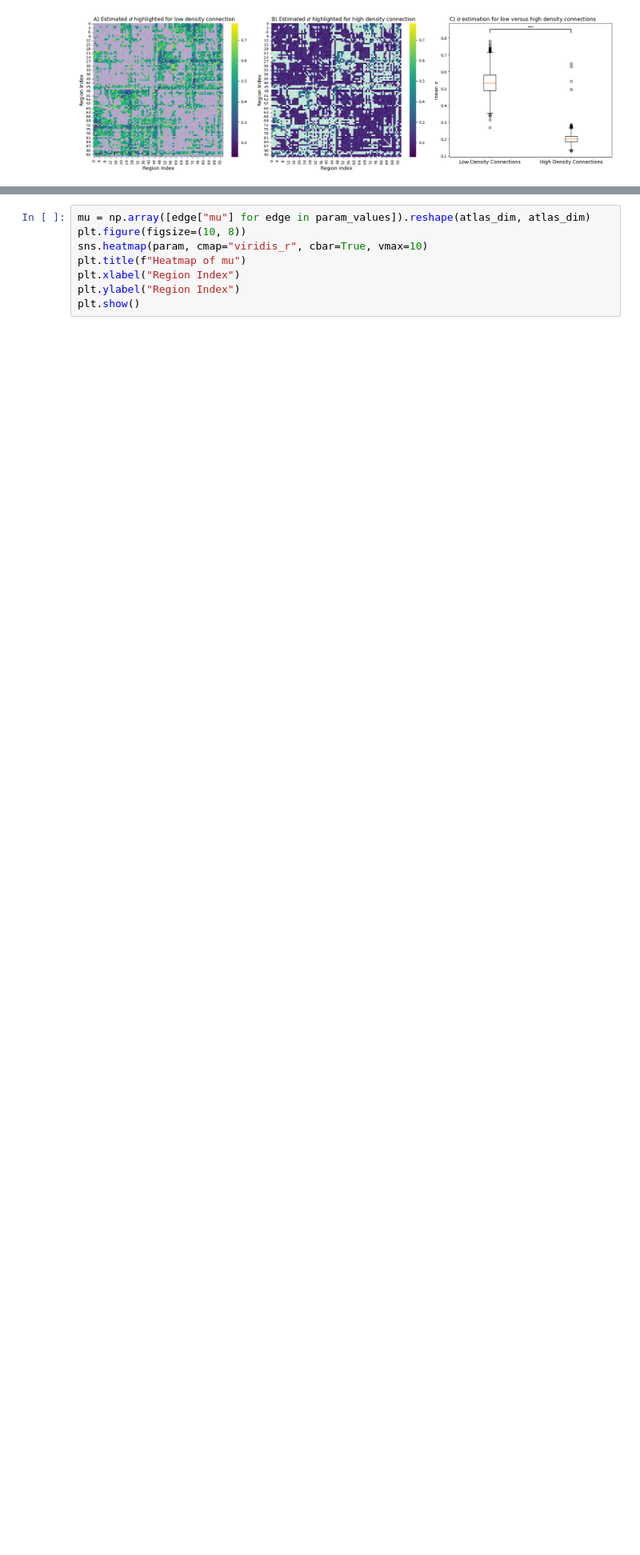
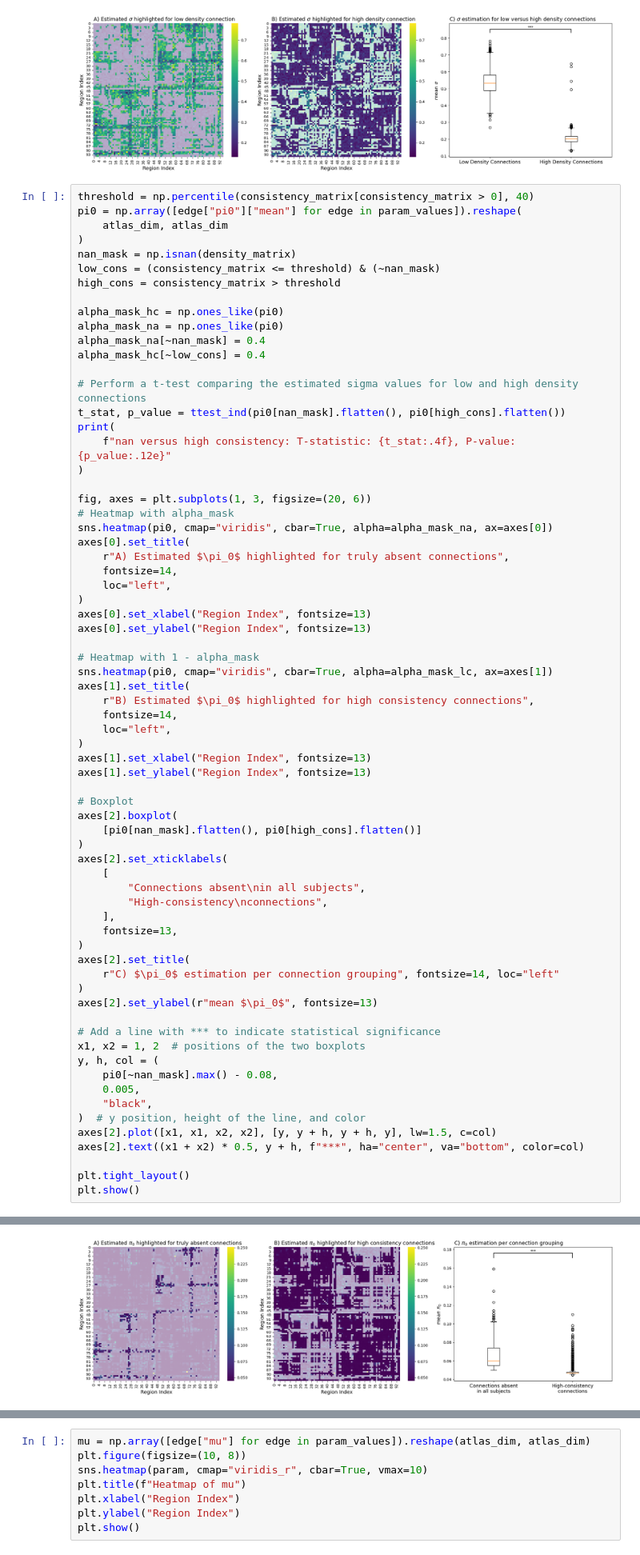
Before and after one commit to celprov/hcph-sops, a Jupyter notebook: docs/analysis/bayesian_modeling_simulated_sc.ipynb, the cells around one changed output, grey strips where cells are left out. Shown at 80% size. Cells and saved outputs as stored; diff of their text form; blank space fills up the shorter version.

```diff
--- a/docs/analysis/bayesian_modeling_simulated_sc.ipynb
+++ b/docs/analysis/bayesian_modeling_simulated_sc.ipynb
@@ -367,3 +367,73 @@ plt.show()
 T-statistic: 313.0145, P-value: 0.000000000000e+00
 Median of sigma (low density): 0.533000
 [figure]
+# %%
+threshold = np.percentile(consistency_matrix[consistency_matrix > 0], 40)
+pi0 = np.array([edge["pi0"]["mean"] for edge in param_values]).reshape(
+    atlas_dim, atlas_dim
+)
+nan_mask = np.isnan(density_matrix)
+low_cons = (consistency_matrix <= threshold) & (~nan_mask)
+high_cons = consistency_matrix > threshold
+
+alpha_mask_hc = np.ones_like(pi0)
+alpha_mask_na = np.ones_like(pi0)
+alpha_mask_na[~nan_mask] = 0.4
+alpha_mask_hc[~low_cons] = 0.4
+
+# Perform a t-test comparing the estimated sigma values for low and high density connections
+t_stat, p_value = ttest_ind(pi0[nan_mask].flatten(), pi0[high_cons].flatten())
+print(
+    f"nan versus high consistency: T-statistic: {t_stat:.4f}, P-value: {p_value:.12e}"
+)
+
+fig, axes = plt.subplots(1, 3, figsize=(20, 6))
+# Heatmap with alpha_mask
+sns.heatmap(pi0, cmap="viridis", cbar=True, alpha=alpha_mask_na, ax=axes[0])
+axes[0].set_title(
+    r"A) Estimated $\pi_0$ highlighted for truly absent connections",
+    fontsize=14,
+    loc="left",
+)
+axes[0].set_xlabel("Region Index", fontsize=13)
+axes[0].set_ylabel("Region Index", fontsize=13)
+
+# Heatmap with 1 - alpha_mask
+sns.heatmap(pi0, cmap="viridis", cbar=True, alpha=alpha_mask_lc, ax=axes[1])
+axes[1].set_title(
+    r"B) Estimated $\pi_0$ highlighted for high consistency connections",
+    fontsize=14,
+    loc="left",
+)
+axes[1].set_xlabel("Region Index", fontsize=13)
+axes[1].set_ylabel("Region Index", fontsize=13)
+
+# Boxplot
+axes[2].boxplot(
+    [pi0[nan_mask].flatten(), pi0[high_cons].flatten()]
+)
+axes[2].set_xticklabels(
+    [
+        "Connections absent\nin all subjects",
+        "High-consistency\nconnections",
+    ],
+    fontsize=13,
+)
+axes[2].set_title(
+    r"C) $\pi_0$ estimation per connection grouping", fontsize=14, loc="left"
+)
+axes[2].set_ylabel(r"mean $\pi_0$", fontsize=13)
+
+# Add a line with *** to indicate statistical significance
+x1, x2 = 1, 2  # positions of the two boxplots
+y, h, col = (
+    pi0[~nan_mask].max() - 0.08,
+    0.005,
+    "black",
+)  # y position, height of the line, and color
+axes[2].plot([x1, x1, x2, x2], [y, y + h, y + h, y], lw=1.5, c=col)
+axes[2].text((x1 + x2) * 0.5, y + h, f"***", ha="center", va="bottom", color=col)
+
+plt.tight_layout()
+plt.show()
+# %% [output]
@@ -369,0 +441 @@ Median of sigma (low density): 0.533000
+[figure, added]
```
Also changed, not shown: parts of 4 cells of this notebook.
